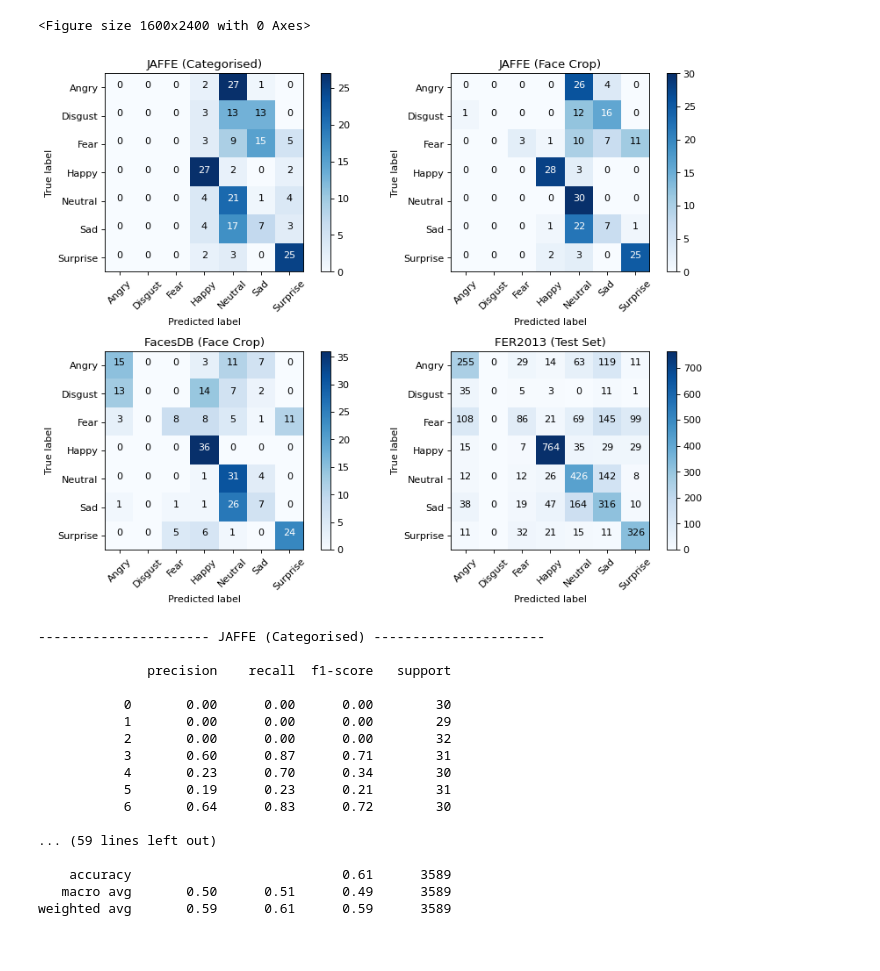
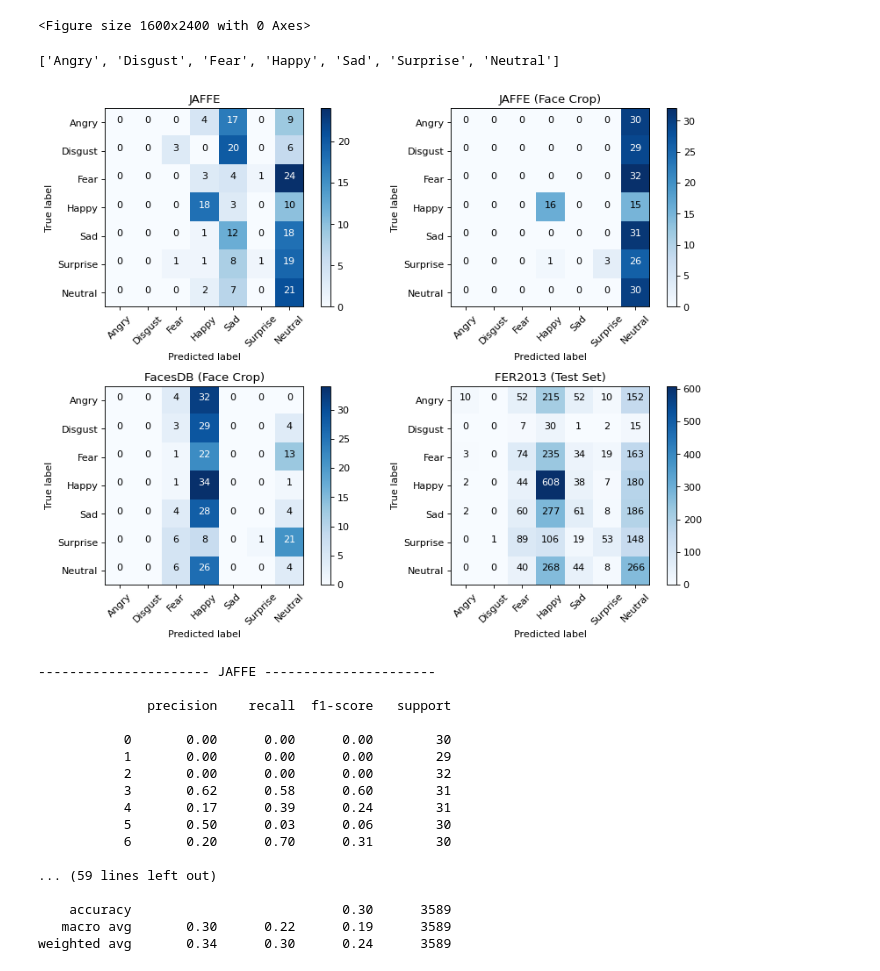
Before and after one commit to damianazur/Usability-Testing-Dissertation, a Jupyter notebook: Src/Model Testing.ipynb, the cells around one changed output. Drawn from its saved outputs; the diff is of its cells as text; code cells hidden in the pictures.

Commit message:
Made progress on report, discovered reason why model 2 was not showing correctly

```diff
--- a/Src/Model Testing.ipynb
+++ b/Src/Model Testing.ipynb
@@ -29,7 +29,13 @@ sess = tf.compat.v1.Session(config=config)
 # %% [output]
 Using TensorFlow backend.
 # %%
-model = load_model(r'C:\Users\New User\Desktop\Fourth Year\Usability_Testing_FYP\Src\Model1.h5')
+# model = load_model(r'C:\Users\New User\Desktop\Fourth Year\Usability_Testing_FYP\Src\Model1.h5')
+
+json_file = open('C:/Users/New User/Desktop/Fourth Year/Usability_Testing_FYP/Src/Model2.json', 'r')
+loaded_model_json = json_file.read()
+json_file.close()
+model = model_from_json(loaded_model_json)
+model.load_weights("Model2_Weights.h5")
 # %%
 """ ------------------------------------------------------
     Plot Confusion Matrix
@@ -71,8 +77,13 @@ def plot_confusion_matrix(cm, classes, normalize=False, title='Confusion matrix'
           The problem is now fixed, however, the code below still works perfectly fine.
 ------------------------------------------------------ """
 
+# Model 1
+# dataLabels = {
+#     "Angry": 0, "Disgust": 1, "Fear": 2, "Happy": 3, "Neutral": 4, "Sad": 5, "Surprise": 6
+# }
+# Model 2
 dataLabels = {
-    "Angry": 0, "Disgust": 1, "Fear": 2, "Happy": 3, "Neutral": 4, "Sad": 5, "Surprise": 6
+    "Angry": 0, "Disgust": 1, "Fear": 2, "Happy": 3, "Sad": 4, "Surprise": 5, "Neutral": 6
 }
 
 faceDetector = cv2.CascadeClassifier(r'haarcascade_frontalface_default.xml')
@@ -83,7 +94,7 @@ def makePredictions(model, datasetDirectory):
     predicted = []
     actual = []
 
-    labels = ["Angry", "Disgust", "Fear", "Happy", "Neutral", "Sad", "Surprise"]
+    labels = list(dataLabels.keys()) #["Angry", "Disgust", "Fear", "Happy", "Neutral", "Sad", "Surprise"]
 
     emotionDirList = os.listdir(datasetDirectory)
     for folder in emotionDirList:
@@ -116,10 +127,10 @@ def makePredictions(model, datasetDirectory):
 ------------------------------------------------------ """
 
 # Disable if you have already made the calculation
-calculatePredictions = False
+calculatePredictions = True
 
 testDatasets = {
-    "JAFFE (Categorised)": 'C:/Users/New User/Desktop/Fourth Year/Usability_Testing_FYP/Datasets/JAFFE/Categorised',
+    "JAFFE": 'C:/Users/New User/Desktop/Fourth Year/Usability_Testing_FYP/Datasets/JAFFE/Categorised',
     "JAFFE (Face Crop)":   'C:/Users/New User/Desktop/Fourth Year/Usability_Testing_FYP/Datasets/JAFFE/JustFace',
     "FacesDB (Face Crop)": 'C:/Users/New User/Desktop/Fourth Year/Usability_Testing_FYP/Datasets/FacesDB/JustFace',
     "FER2013 (Test Set)":  'C:/Users/New User/Desktop/Fourth Year/Usability_Testing_FYP/Datasets/FER2013/Images/PrivateTest'
@@ -137,23 +148,34 @@ if calculatePredictions:
             "predicted": predicted,
             "actual": actual
         }
+# %%
+print(list(dataLabels.keys()))
+# %% [output]
+['Angry', 'Disgust', 'Fear', 'Happy', 'Sad', 'Surprise', 'Neutral']
 # %%
 """ ------------------------------------------------------
     Display Results (Confusion Matrix)
 ------------------------------------------------------ """
+
+
+# Model 1
+# emotionList = ["Angry", "Disgust", "Fear", "Happy", "Neutral", "Sad", "Surprise"]
+# Model 2
+# emotionsList = ["Angry", "Disgust", "Fear", "Happy", "Sad", "Surprise", "Neutral"]
+
+emotionsList = list(dataLabels.keys())
 
 plotIndex = 1
 fig = plt.figure(num=None, figsize=(10, 35), dpi=80, facecolor='w', edgecolor='k')
 for datasetTitle in resultDict:
     actual = resultDict[datasetTitle]["actual"]
     predicted = resultDict[datasetTitle]["predicted"]
 
     cm = confusion_matrix(y_true = actual, y_pred = predicted)
-    emotionList = ["Angry", "Disgust", "Fear", "Happy", "Neutral", "Sad", "Surprise"]
     plot_confusion_matrix(cm=cm, classes=emotionsList, title=datasetTitle, plotIndex=plotIndex, fig=fig)
     plotIndex += 1
 # %% [output]
-[figure, old version]
+[figure, new version]
 # %%
 """ ------------------------------------------------------
     Display Results (Classification Report)
@@ -177,23 +199,23 @@ for datasetTitle in resultDict:
 
 warnings.filterwarnings('default')
 # %% [output]
----------------------- JAFFE (Categorised) ----------------------
+---------------------- JAFFE ----------------------
 
               precision    recall  f1-score   support
 
            0       0.00      0.00      0.00        30
            1       0.00      0.00      0.00        29
            2       0.00      0.00      0.00        32
-           3       0.60      0.87      0.71        31
-           4       0.23      0.70      0.34        30
-           5       0.19      0.23      0.21        31
-           6       0.64      0.83      0.72        30
+           3       0.62      0.58      0.60        31
+           4       0.17      0.39      0.24        31
+           5       0.50      0.03      0.06        30
+           6       0.20      0.70      0.31        30
 
 ... (59 lines left out)
 
-    accuracy                           0.61      3589
-   macro avg       0.50      0.51      0.49      3589
-weighted avg       0.59      0.61      0.59      3589
+    accuracy                           0.30      3589
+   macro avg       0.30      0.22      0.19      3589
+weighted avg       0.34      0.30      0.24      3589
 # %%
 """ ------------------------------------------------------
     Display Accuracy Comparisons
```
Also changed, not shown: parts of 1 cell of this notebook, 3 other files.
